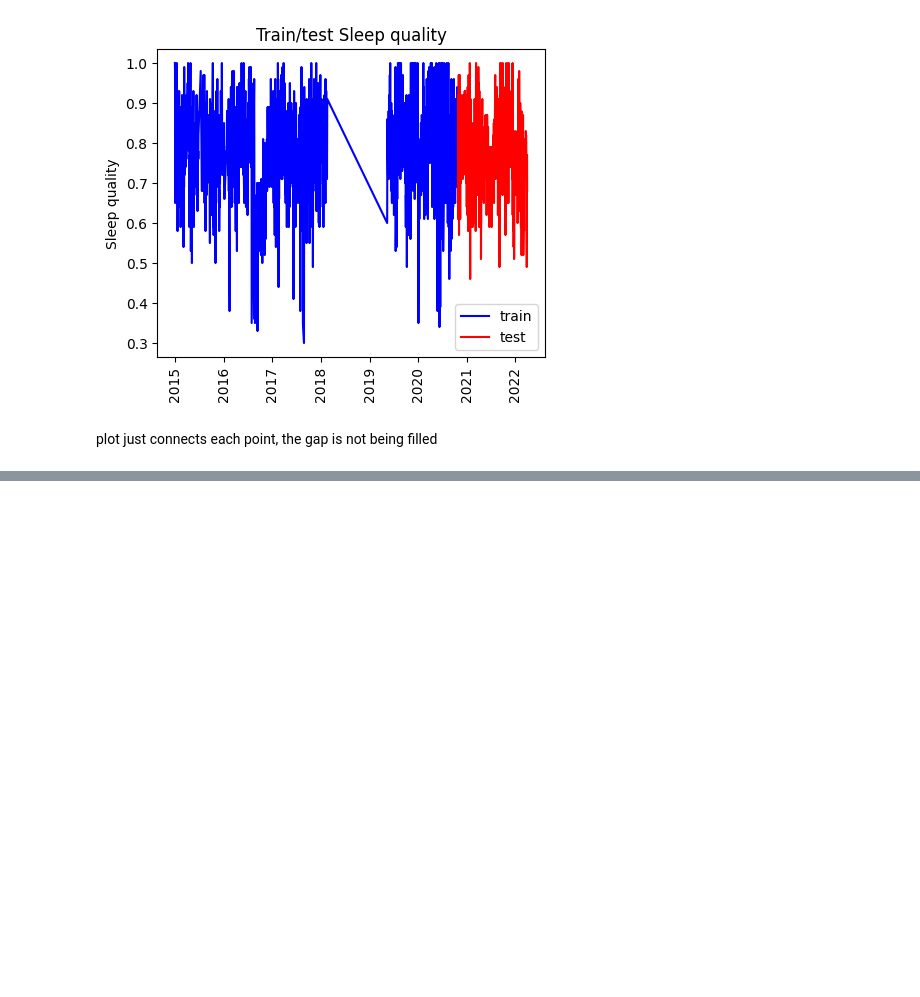
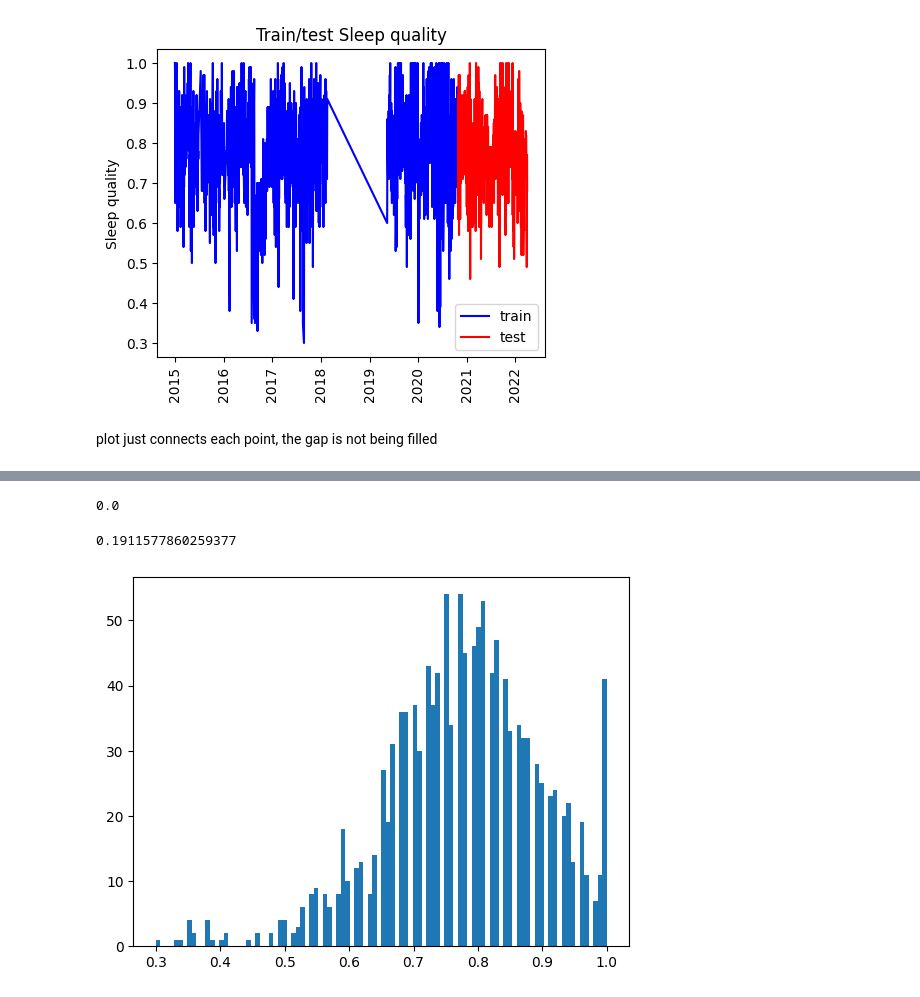
Before and after one commit to ricd99/endToEndML, a Jupyter notebook: notebooks/EDA.ipynb, the cells around one changed output, grey strips where cells are left out. Saved outputs shown, nothing was run; the diff lists cells and outputs as text; code cells hidden in the pictures; blank space fills up the shorter version.

Commit message:
baseline

```diff
--- a/notebooks/EDA.ipynb
+++ b/notebooks/EDA.ipynb
@@ -712,0 +737,5 @@ plot just connects each point, the gap is not being filled
+# %%
+numeric_features = ["Steps", "Time in bed (hr)"]
+categorical_features = []
+drop_features = ["Start", "End"]
+target = ["Sleep quality"]
@@ -712,0 +786,2 @@ plot just connects each point, the gap is not being filled
+# %%
+X_train_enc_baseline, y_train_baseline, X_test_enc_baseline, y_test_baseline, preprocesor =  preprocess_features(df_train, df_test, numeric_features, categorical_features, drop_features, target)
@@ -712,0 +804,16 @@ plot just connects each point, the gap is not being filled
+# %%
+dc = DummyRegressor()
+dc.fit(X_train_enc_baseline, y_train_baseline)
+dc.score(X_train_enc_baseline, y_train_baseline)
+# %% [output]
+0.0
+# %%
+ridge = Ridge()
+ridge.fit(X_train_enc_baseline, y_train_baseline)
+ridge.score(X_train_enc_baseline, y_train_baseline)
+# %% [output]
+0.1911577860259377
+# %%
+plt.hist(y_train_baseline, bins=100);
+# %% [output]
+[figure, added]
```
Also changed, not shown: parts of 10 cells of this notebook.
